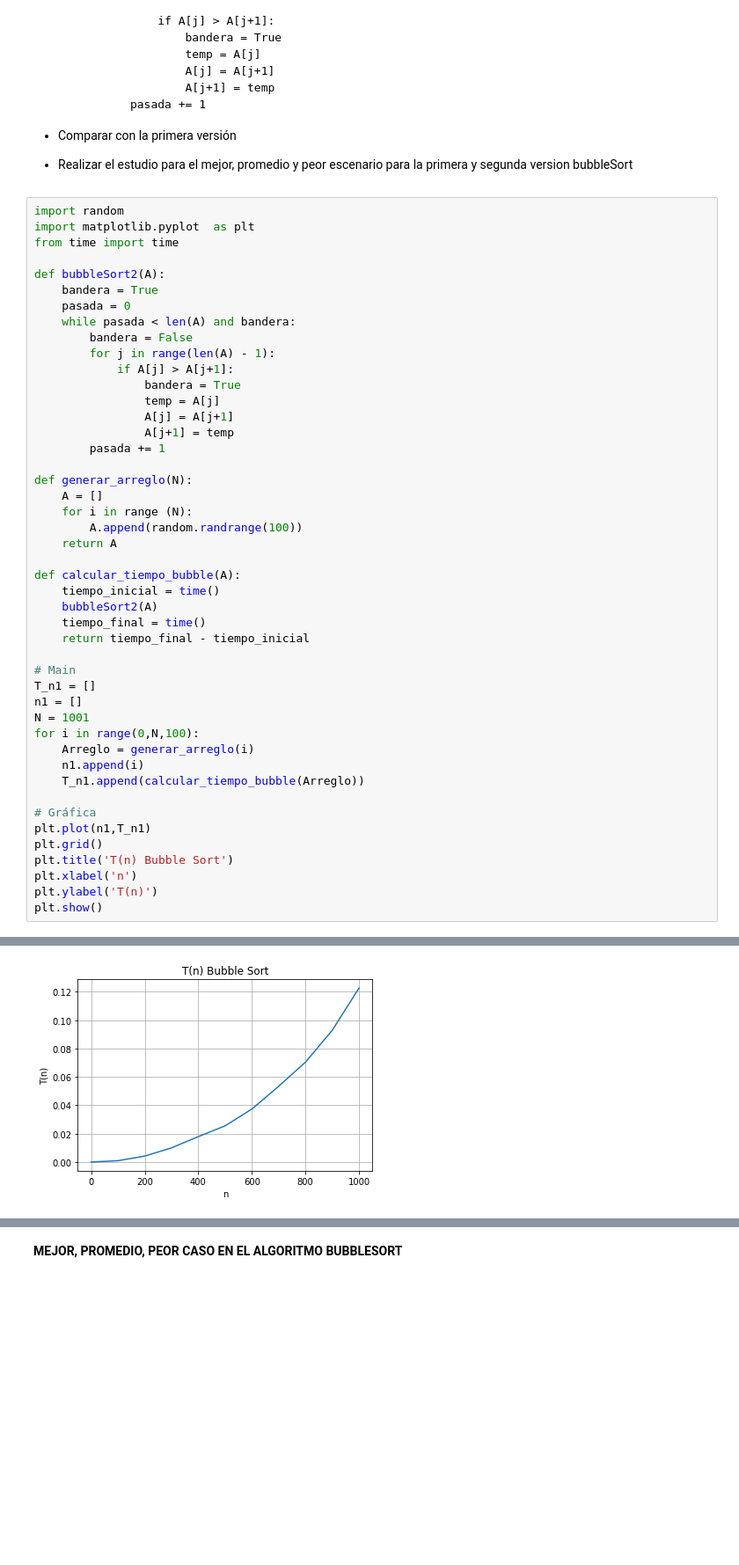
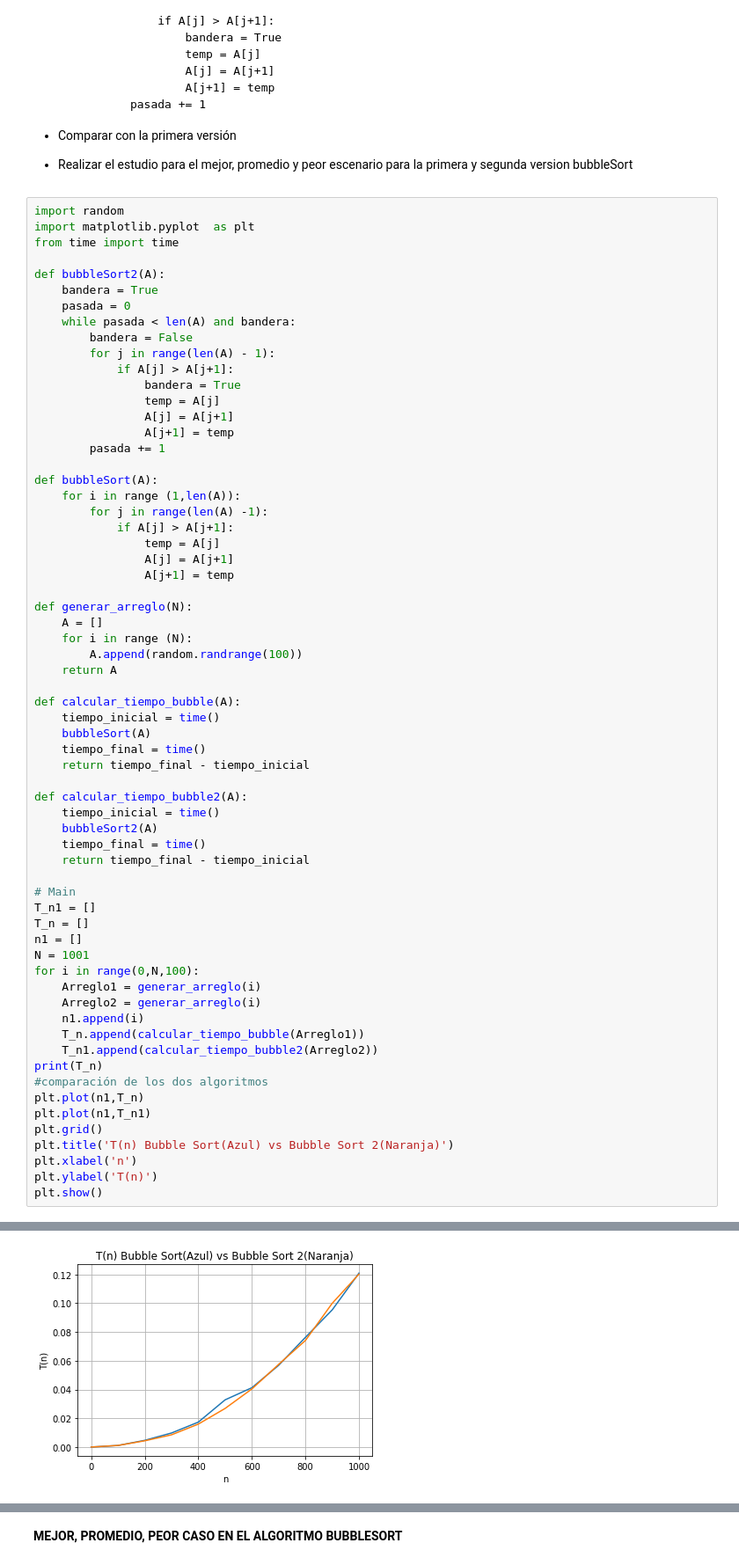
Before and after one commit to blablabla115/hello-world, a Jupyter notebook: bubbleSortVSbubbleSort2.ipynb, the cells around one changed output, grey strips where cells are left out. Shown at 88% size. Cells and saved outputs as stored; diff of their text form; blank space fills up the shorter version.

```diff
--- a/bubbleSortVSbubbleSort2.ipynb
+++ b/bubbleSortVSbubbleSort2.ipynb
@@ -47,6 +47,14 @@ def bubbleSort2(A):
                 A[j+1] = temp
         pasada += 1
 
+def bubbleSort(A):
+    for i in range (1,len(A)):
+        for j in range(len(A) -1):
+            if A[j] > A[j+1]:
+                temp = A[j]
+                A[j] = A[j+1]
+                A[j+1] = temp
+
 def generar_arreglo(N):
     A = []
     for i in range (N):
@@ -55,23 +63,33 @@ def generar_arreglo(N):
 
 def calcular_tiempo_bubble(A):
     tiempo_inicial = time()
+    bubbleSort(A)
+    tiempo_final = time()
+    return tiempo_final - tiempo_inicial
+
+def calcular_tiempo_bubble2(A):
+    tiempo_inicial = time()
     bubbleSort2(A)
     tiempo_final = time()
     return tiempo_final - tiempo_inicial
 
 # Main
 T_n1 = []
+T_n = []
 n1 = []
 N = 1001
 for i in range(0,N,100):
-    Arreglo = generar_arreglo(i)
+    Arreglo1 = generar_arreglo(i)
+    Arreglo2 = generar_arreglo(i)
     n1.append(i)
-    T_n1.append(calcular_tiempo_bubble(Arreglo))
-
-# Gráfica
+    T_n.append(calcular_tiempo_bubble(Arreglo1))
+    T_n1.append(calcular_tiempo_bubble2(Arreglo2))
+print(T_n)
+#comparación de los dos algoritmos
+plt.plot(n1,T_n)
 plt.plot(n1,T_n1)
 plt.grid()
-plt.title('T(n) Bubble Sort')
+plt.title('T(n) Bubble Sort(Azul) vs Bubble Sort 2(Naranja)')
 plt.xlabel('n')
 plt.ylabel('T(n)')
 plt.show()
@@ -79 +98 @@ plt.show()
-[figure, old version]
+[figure, new version]
```
Also changed, not shown: parts of 8 cells of this notebook.
